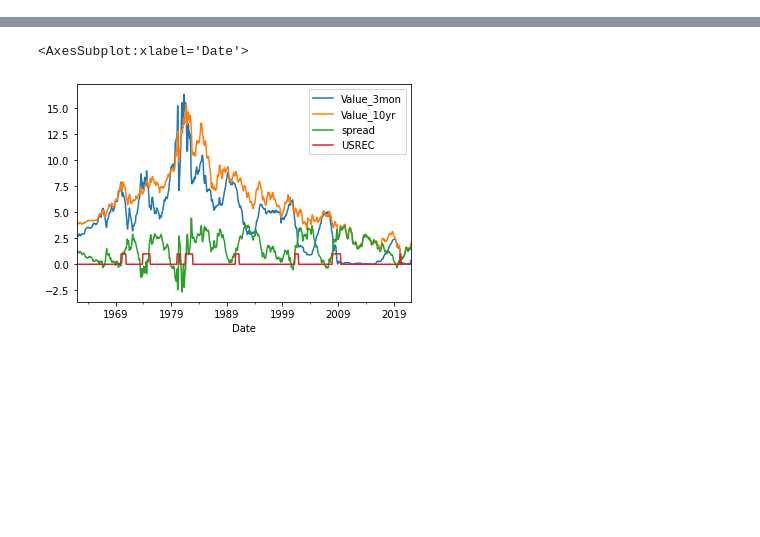
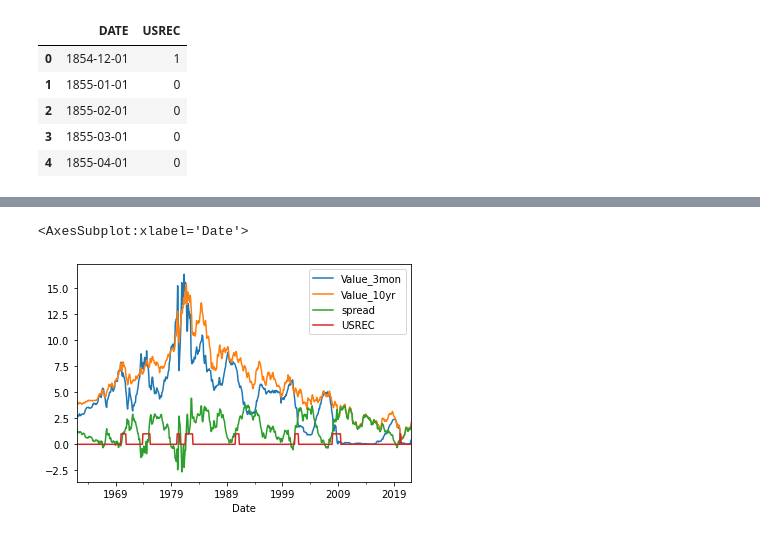
Before and after one commit to DanlBradley/RecessionPredictor, a Jupyter notebook: data_cleaning.ipynb, the cells around one changed output, grey strips where cells are left out. Cells and saved outputs as stored; diff of their text form; code cells hidden in the pictures; blank space fills up the shorter version.

```diff
--- a/data_cleaning.ipynb
+++ b/data_cleaning.ipynb
@@ -9,6 +19,15 @@ SOC35 = nasdaqdatalink.get('UMICH/SOC35')
 # %%
 target = pd.read_csv('data/USREC.csv')
 target['DATE'] = pd.to_datetime(target['DATE'])
+# %%
+target.head()
+# %% [output]
+|  | DATE | USREC |
+| 0 | 1854-12-01 | 1 |
+| 1 | 1855-01-01 | 0 |
+| 2 | 1855-02-01 | 0 |
+| 3 | 1855-03-01 | 0 |
+| 4 | 1855-04-01 | 0 |
 # %%
 ten_year_treas = nasdaqdatalink.get('FRED/DGS10')
 # %%
```
Also changed, not shown: parts of 3 cells of this notebook, 1 other file.
